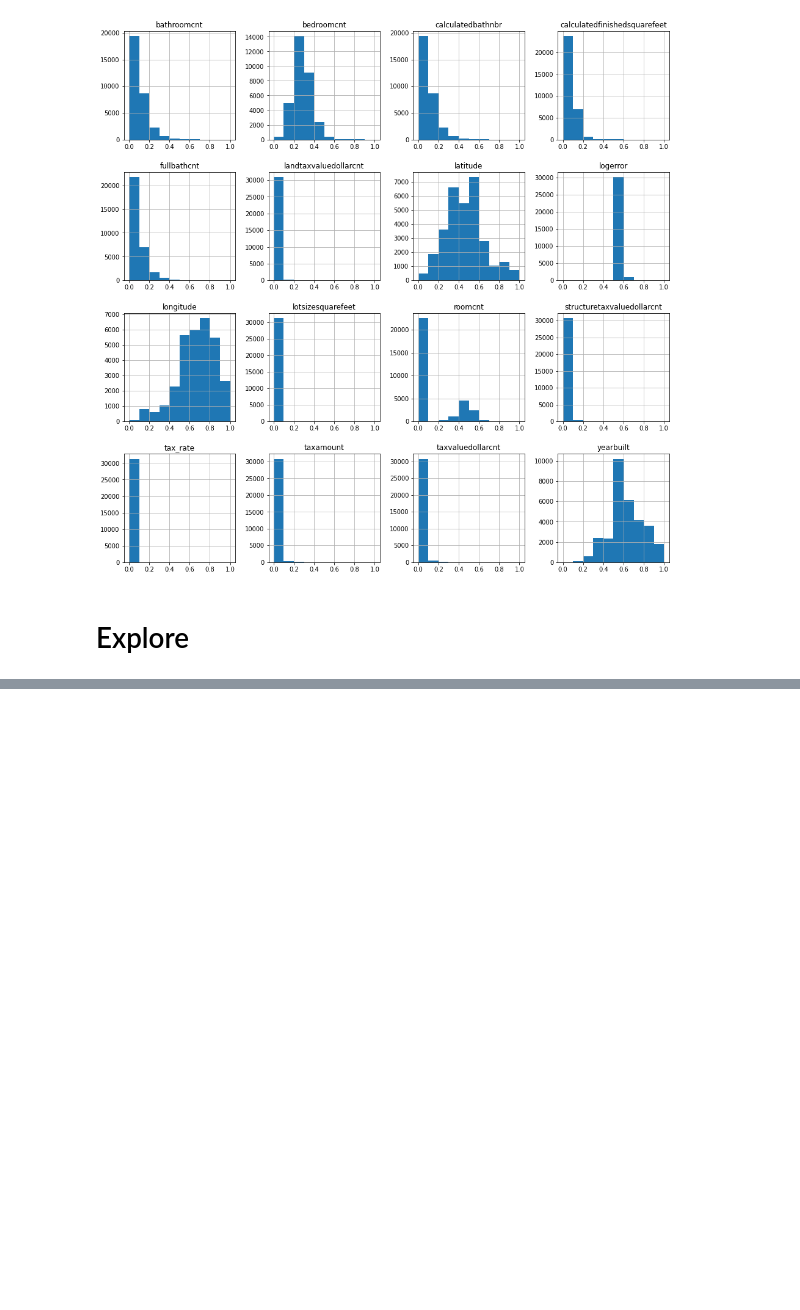
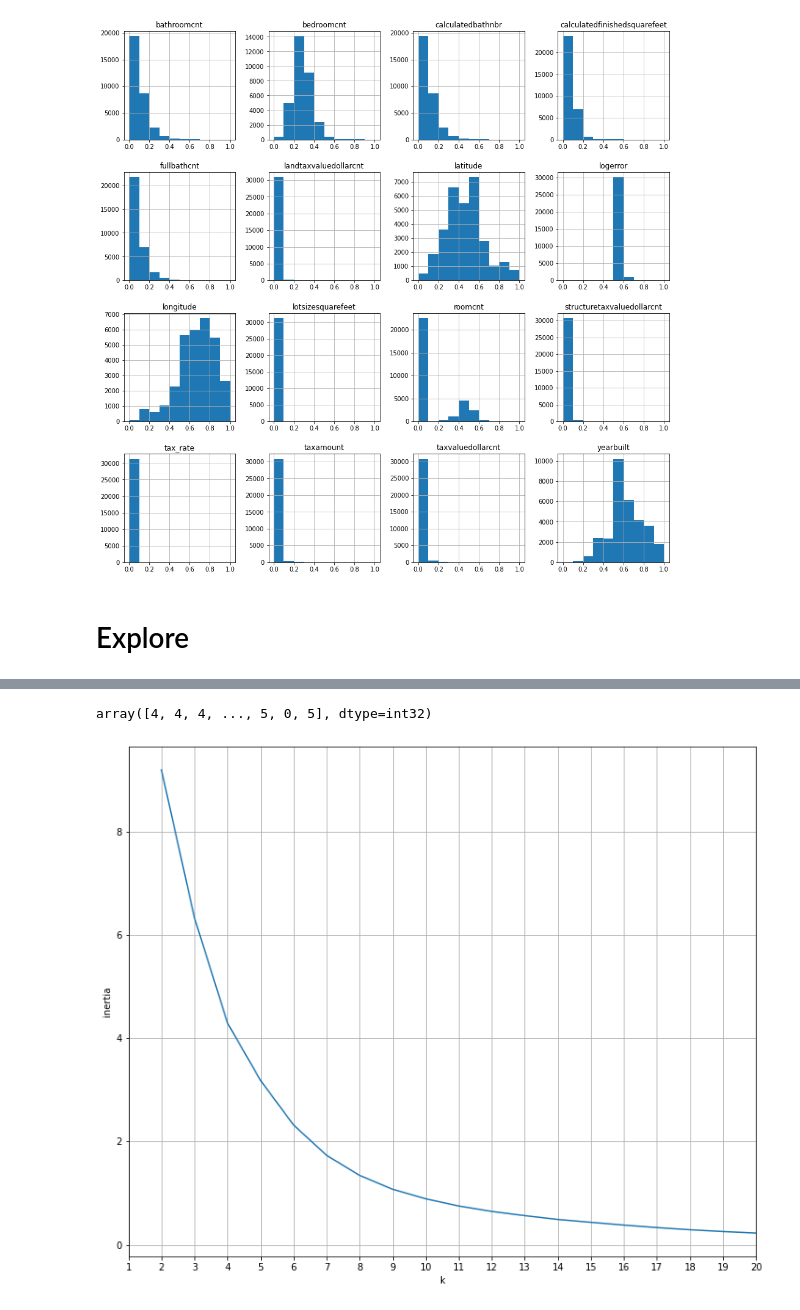
Before and after one commit to armadillo-zillow/zillow_clustering_project, a Jupyter notebook: alec_working_file.ipynb, the cells around one changed output, grey strips where cells are left out. Drawn from its saved outputs; the diff is of its cells as text; code cells hidden in the pictures; blank space fills up the shorter version.

```diff
--- a/alec_working_file.ipynb
+++ b/alec_working_file.ipynb
@@ -167,0 +243,24 @@ plt.show()
+# %%
+X = train[["logerror"]]
+# %%
+# inital intuition of 6 clusters
+kmeans = KMeans(n_clusters=6)
+kmeans.fit(X)
+kmeans.predict(X)
+# %% [output]
+array([4, 4, 4, ..., 5, 0, 5], dtype=int32)
+# %%
+def get_inertia(k):
+    kmeans = KMeans(n_clusters=k)
+    kmeans.fit(X)
+    return kmeans.inertia_
+# %%
+plt.figure(figsize=(12, 10))
+pd.Series({k: get_inertia(k) for k in range(2, 21)}).plot()
+plt.grid()
+plt.xlabel("k")
+plt.ylabel("inertia")
+plt.xticks(range(1, 21))
+plt.show()
+# %% [output]
+[figure, added]
```
Also changed, not shown: parts of 20 cells of this notebook, 1 other file.
